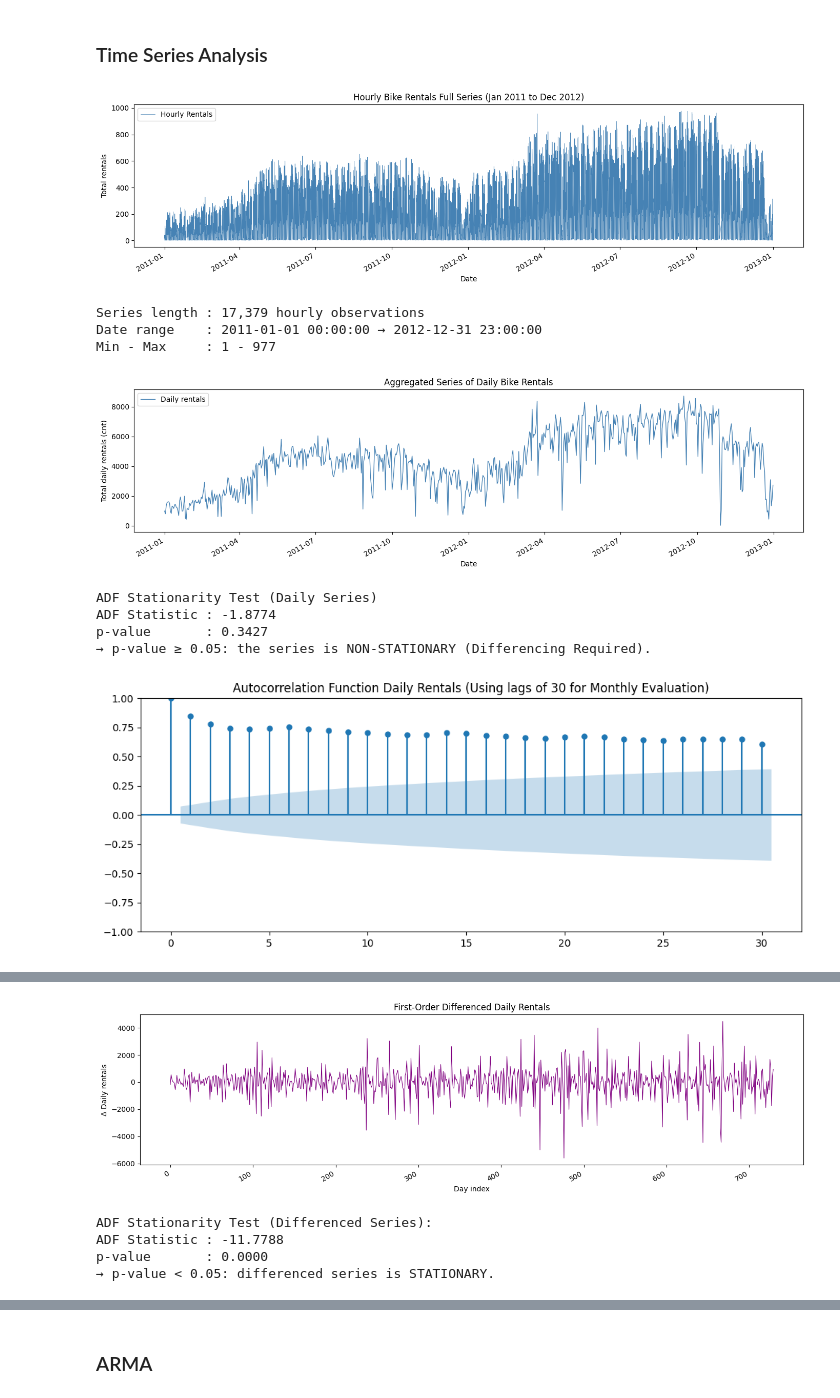
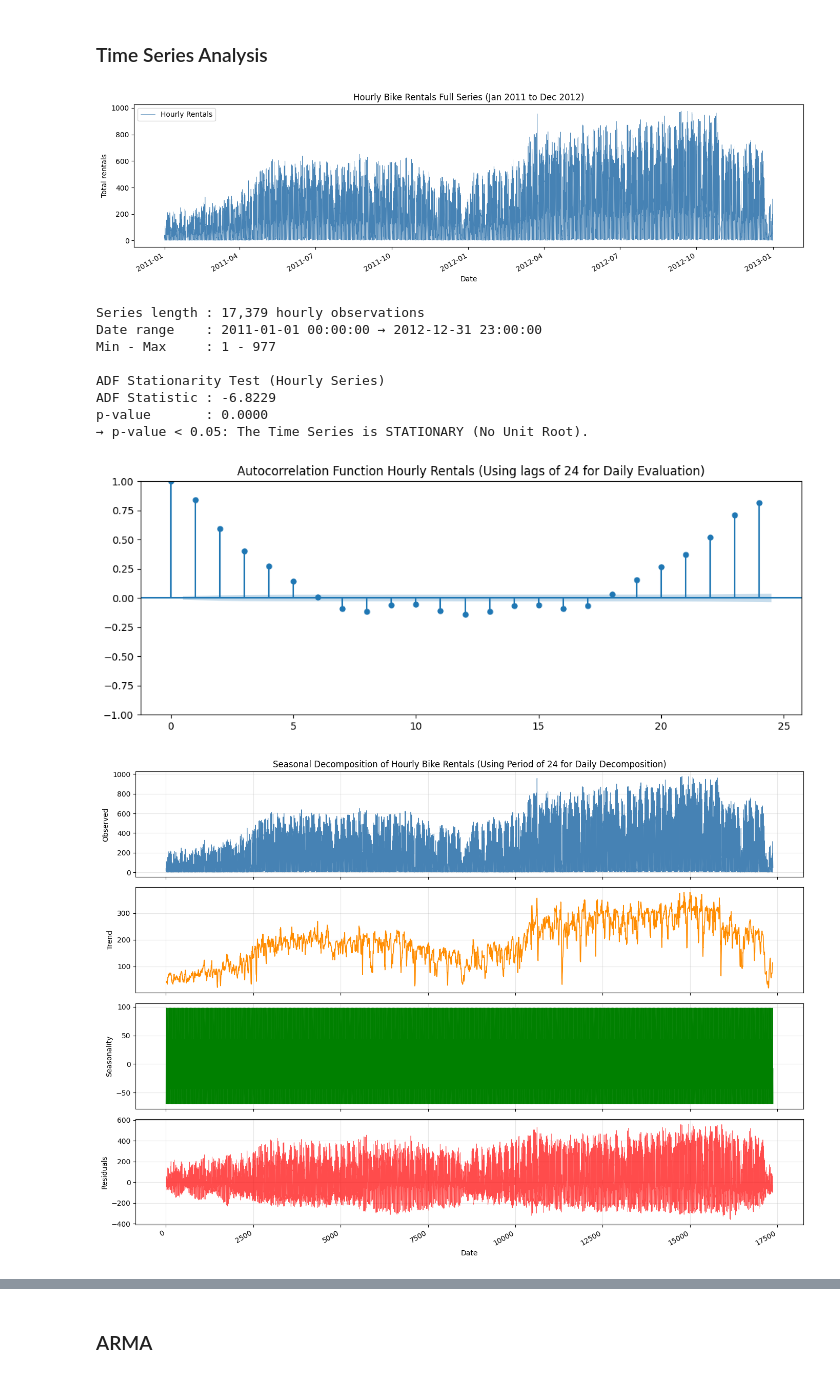
Before and after one commit to EnetzUni/BikePredictionAlgorithm, a Jupyter notebook: notebooks/model.ipynb, the cells around one changed output, grey strips where cells are left out. Drawn from its saved outputs; the diff is of its cells as text; code cells hidden in the pictures.

Commit message:
Correct Time Series Analysis to use hourly instead of daily.  Do incorrect ARMA analysis as data is not stationary to showcase the method operating wrong under the project data

```diff
--- a/notebooks/model.ipynb
+++ b/notebooks/model.ipynb
@@ -77,48 +77,32 @@ print(f"Series length : {len(df):,} hourly observations")
 print(f"Date range    : {df['datetime'].min()} → {df['datetime'].max()}")
 print(f"Min - Max     : {df['cnt'].min()} - {df['cnt'].max()}")
 
-# 2. Visualize the aggregation
-daily = df.groupby(df['datetime'].dt.date)['cnt'].sum().reset_index()
-daily.columns = ['date', 'cnt']
-daily['date'] = pd.to_datetime(daily['date'])
-daily = daily.set_index('date')
-
-fig, ax = plt.subplots(figsize=(14, 4))
-ax.plot(daily.index, daily['cnt'], linewidth=1, color='steelblue', label='Daily rentals')
-ax.set_xlabel('Date')
-ax.set_ylabel('Total daily rentals (cnt)')
-ax.set_title('Aggregated Series of Daily Bike Rentals')
-ax.legend(loc='upper left')
-fig.autofmt_xdate()
-plt.tight_layout()
-plt.show()
-
-# 3. ADF test of the Time Series
-ADF_result = adfuller(daily['cnt'])
-print("\nADF Stationarity Test (Daily Series)")
+# 2. ADF test of the Time Series
+ADF_result = adfuller(df['cnt'])
+print("\nADF Stationarity Test (Hourly Series)")
 print(f"ADF Statistic : {ADF_result[0]:.4f}")
 print(f"p-value       : {ADF_result[1]:.4f}")
 if ADF_result[1] < 0.05:
-    print("→ p-value < 0.05: the series is STATIONARY (no unit root).")
+    print("→ p-value < 0.05: The Time Series is STATIONARY (No Unit Root).")
 else:
-    print("→ p-value ≥ 0.05: the series is NON-STATIONARY (Differencing Required).")
+    print("→ p-value ≥ 0.05: The Time Series is NON-STATIONARY (Differencing Required).")
 
-# 4. ACF test of the Time Series
+# 3. ACF test of the Time Series
 fig, ax = plt.subplots(figsize=(10, 4))
-plot_acf(daily['cnt'], lags=30, ax=ax)
-ax.set_title('Autocorrelation Function Daily Rentals (Using lags of 30 for Monthly Evaluation)')
+plot_acf(df['cnt'], lags=24, ax=ax)
+ax.set_title('Autocorrelation Function Hourly Rentals (Using lags of 24 for Daily Evaluation)')
 plt.tight_layout()
 plt.show()
 
 # 5. Seasonal decomposition of the Time Series
-# Period of 7 is used as weekly for the decomposition
-decomposition = seasonal_decompose(daily['cnt'], model='additive', period=7)
+# Period of 24 is used as daily for the decomposition
+decomposition = seasonal_decompose(df['cnt'], model='additive', period=24)
 
 fig, axes = plt.subplots(4, 1, figsize=(14, 10), sharex=True)
 
 axes[0].plot(decomposition.observed, linewidth=0.8, color='steelblue')
 axes[0].set_ylabel('Observed')
-axes[0].set_title('Seasonal Decomposition of Daily Bike Rentals (Using Period of 7 for Weekly Decomposition)')
+axes[0].set_title('Seasonal Decomposition of Hourly Bike Rentals (Using Period of 24 for Daily Decomposition)')
 
 axes[1].plot(decomposition.trend, linewidth=1.2, color='darkorange')
 axes[1].set_ylabel('Trend')
@@ -128,43 +112,44 @@ axes[2].set_ylabel('Seasonality')
 
 axes[3].plot(decomposition.resid, linewidth=0.6, color='red', alpha=0.7)
 axes[3].set_ylabel('Residuals')
 axes[3].set_xlabel('Date')
 
 for ax in axes:
     ax.grid(True, alpha=0.3)
 
 fig.autofmt_xdate()
 plt.tight_layout()
 plt.show()
 
 # 6. First-order differencing of the Time Series
-daily_diff = np.diff(daily['cnt'].values, n=1)
+hourly_diff = np.diff(df['cnt'].values, n=1)
 
 fig, ax = plt.subplots(figsize=(14, 4))
-ax.plot(daily_diff, linewidth=0.8, color='purple')
-ax.set_xlabel('Day index')
-ax.set_ylabel('Δ Daily rentals')
-ax.set_title('First-Order Differenced Daily Rentals')
+ax.plot(hourly_diff, linewidth=0.8, color='purple')
+ax.set_xlabel('Hour index')
+ax.set_ylabel('Δ Hourly rentals')
+ax.set_title('First-Order Differenced Hourly Rentals')
 fig.autofmt_xdate()
 plt.tight_layout()
 plt.show()
 
-ADF_diff = adfuller(daily_diff)
-print("\nADF Stationarity Test (Differenced Series):")
+ADF_diff = adfuller(hourly_diff)
+print("\nADF Stationarity Test (Differenced Hourly Series):")
 print(f"ADF Statistic : {ADF_diff[0]:.4f}")
 print(f"p-value       : {ADF_diff[1]:.4f}")
 if ADF_diff[1] < 0.05:
     print("→ p-value < 0.05: differenced series is STATIONARY.")
 else:
     print("→ p-value ≥ 0.05: further differencing may be needed.")
 # %% [output]
 [figure]
 Series length : 17,379 hourly observations
 Date range    : 2011-01-01 00:00:00 → 2012-12-31 23:00:00
 Min - Max     : 1 - 977
+
+ADF Stationarity Test (Hourly Series)
+ADF Statistic : -6.8229
+p-value       : 0.0000
+→ p-value < 0.05: The Time Series is STATIONARY (No Unit Root).
-[figure, old version]
+[figure, new version]
-ADF Stationarity Test (Daily Series)
-ADF Statistic : -1.8774
-p-value       : 0.3427
-→ p-value ≥ 0.05: the series is NON-STATIONARY (Differencing Required).
-[figure, old version]
+[figure, new version]
@@ -172,5 +156,0 @@ p-value       : 0.3427
-[figure, removed]
-ADF Stationarity Test (Differenced Series):
-ADF Statistic : -11.7788
-p-value       : 0.0000
-→ p-value < 0.05: differenced series is STATIONARY.
```
Also changed, not shown: parts of 2 cells of this notebook.
